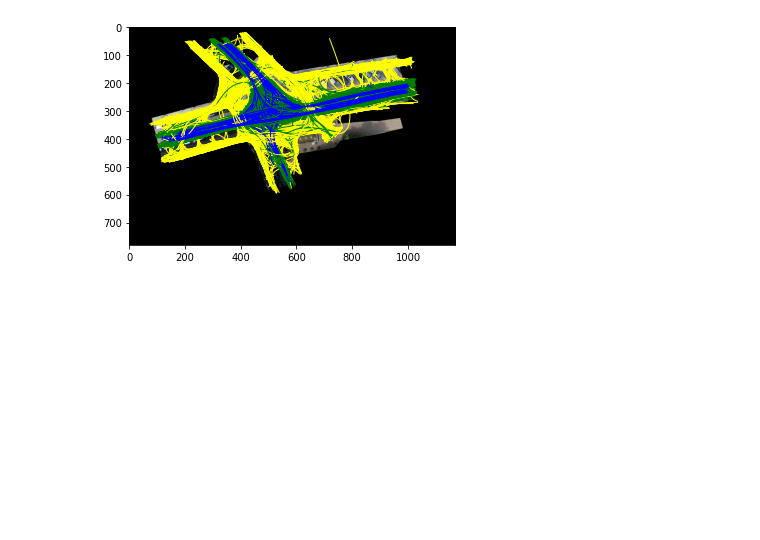
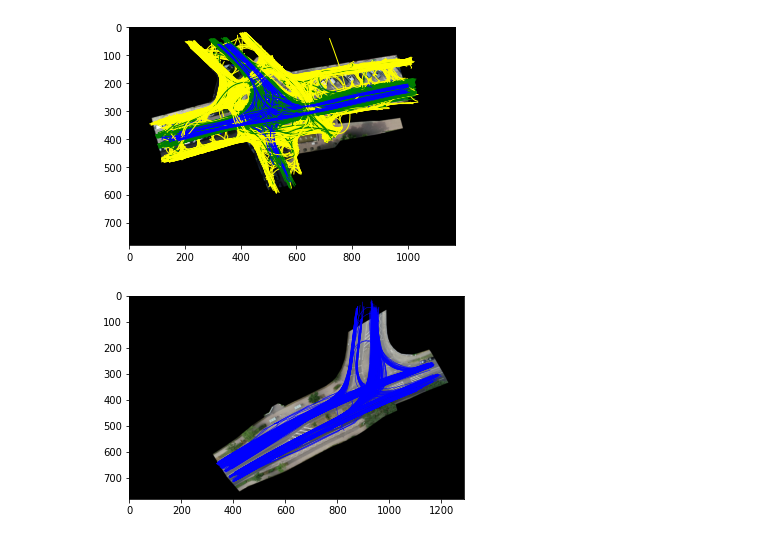
Before and after one commit to QuantumBatarang/Cloud-Computing-Final-Project, a Jupyter notebook: visualize.ipynb, the cells around one changed output. Saved outputs shown, nothing was run; the diff lists cells and outputs as text; code cells hidden in the pictures; blank space fills up the shorter version.

```diff
--- a/visualize.ipynb
+++ b/visualize.ipynb
@@ -83,0 +146,4 @@ showAll(2)
+# %%
+showCars(4)
+# %% [output]
+[figure, added]
```
Also changed, not shown: parts of 16 cells of this notebook.
